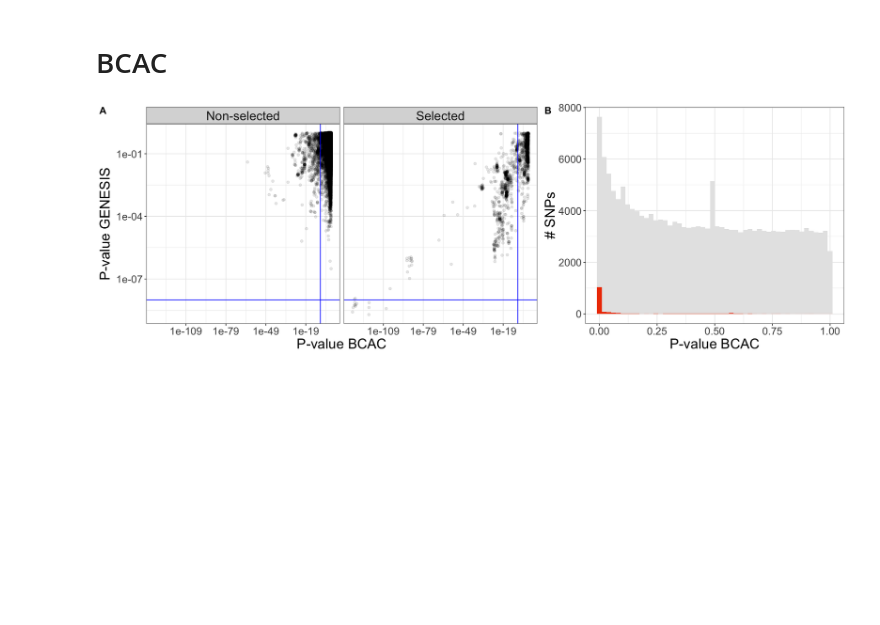
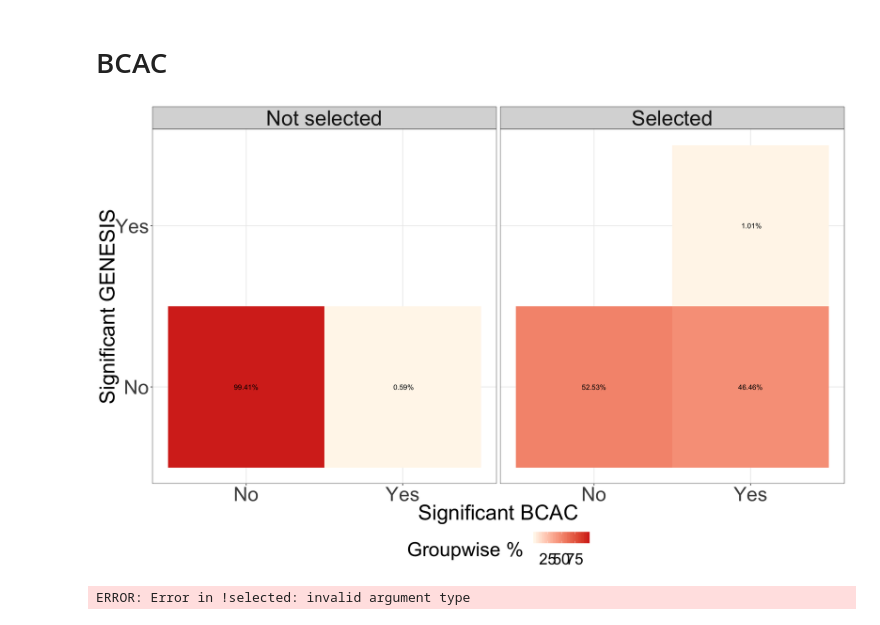
Before and after one commit to hclimente/genewa, a Jupyter notebook: results/scones/scones.ipynb, the cells around one changed output. Drawn from its saved outputs; the diff is of its cells as text; code cells hidden in the pictures; blank space fills up the shorter version.

```diff
--- a/results/scones/scones.ipynb
+++ b/results/scones/scones.ipynb
@@ -223,8 +225,8 @@ GI network selects twice as many SNPs as the GM and the GS networks. As we see,
 # %%
 set_gs <- gs$snp[gs$selected]
 set_gm <- gm$snp[gm$selected]
-set_gi <- gi$snp[gi$selected]
-
+# set_gi <- gi$snp[gi$selected]
+set_gi = c()
 length(intersect(set_gs, set_gm))/length(union(set_gs, set_gm))
 length(intersect(set_gi, set_gs))/length(union(set_gi, set_gs))
 length(intersect(set_gi, set_gm))/length(union(set_gi, set_gm))
@@ -243,7 +245,30 @@ bcac <- inner_join(
                select(SNP, P) %>%
                rename(p_genesis = P),
            by = 'SNP') %>%
-    mutate(selected = SNP %in% c(set_gs, set_gm, set_gi))
+    mutate(selected = ifelse(SNP %in% c(set_gs, set_gm, set_gi), 'Selected', 'Not selected'))
+# %%
+options(repr.plot.width = 8, repr.plot.height = 5)
+bcac %>%
+    mutate(p_bcac = ifelse(p_bcac < .05/n(), 'Yes', 'No'),
+           p_genesis = ifelse(p_genesis < .05/n(), 'Yes', 'No')) %>%
+    group_by(p_bcac, p_genesis, selected) %>%
+    summarize(n = n()) %>%
+    group_by(selected) %>%
+    mutate(n = n/sum(n) * 100) %>%
+    ggplot(aes(p_bcac, p_genesis, label = paste0(format(n, digits=2), '%'), fill = n)) +
+        geom_tile() +
+        geom_text() +
+        facet_grid(. ~ selected) +
+        labs(x = 'Significant BCAC', y = 'Significant GENESIS', fill = 'Groupwise %') +
+        theme_bw() +
+        theme(legend.position = 'bottom',
+              axis.text = element_text(size = 15),
+              axis.title = element_text(size = 20),
+              strip.text = element_text(size = 18),
+              text = element_text(size = 15)) +
+        scale_fill_gradient(low = "#fff7ec", high = "#d7301f")
+# %% [output]
+[figure, added]
 # %%
 options(repr.plot.width = 15, repr.plot.height = 5)
 
@@ -273,4 +298,4 @@ dist_1d <- bcac %>%
 
 plot_grid(dist_2d, dist_1d, ncol = 2, rel_widths = c(1.45,1), labels = c('A','B'))
 # %% [output]
-[figure, removed]
+ERROR: Error in !selected: invalid argument type
```
Also changed, not shown: parts of 1 cell of this notebook, 3 other files.
